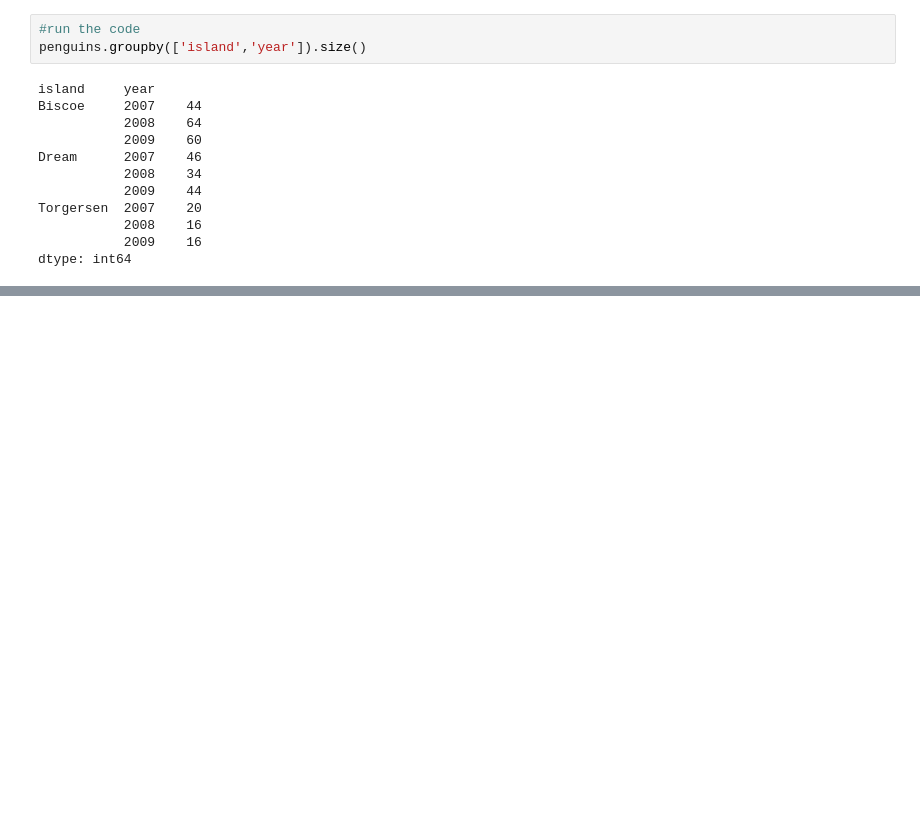
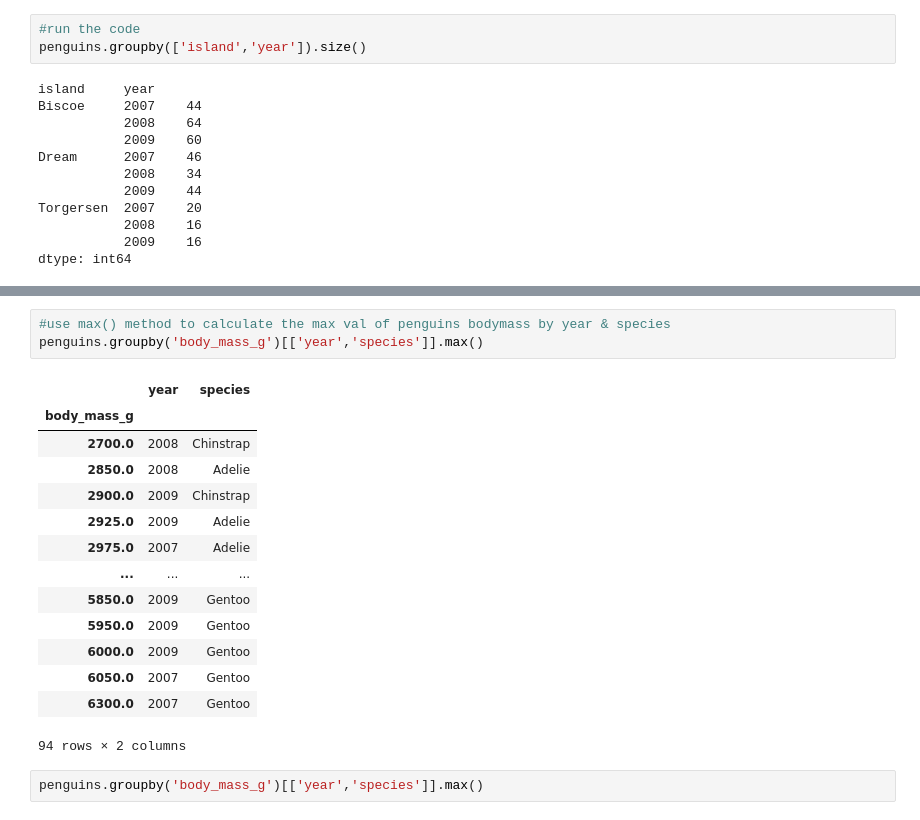
Before and after one commit to Amapolaa/EDS220-in-class, a Jupyter notebook: week2-groupby.ipynb, the cells around one changed output, grey strips where cells are left out. Saved outputs shown, nothing was run; the diff lists cells and outputs as text; blank space fills up the shorter version.

```diff
--- a/week2-groupby.ipynb
+++ b/week2-groupby.ipynb
@@ -205,0 +227,20 @@ dtype: int64
+# %%
+#use max() method to calculate the max val of penguins bodymass by year & species
+penguins.groupby('body_mass_g')[['year','species']].max()
+# %% [output]
+|  | year | species |
+| body_mass_g |  |  |
+| 2700.0 | 2008 | Chinstrap |
+| 2850.0 | 2008 | Adelie |
+| 2900.0 | 2009 | Chinstrap |
+| 2925.0 | 2009 | Adelie |
+| 2975.0 | 2007 | Adelie |
+| ... | ... | ... |
+| 5850.0 | 2009 | Gentoo |
+| 5950.0 | 2009 | Gentoo |
+| 6000.0 | 2009 | Gentoo |
+| 6050.0 | 2007 | Gentoo |
+| 6300.0 | 2007 | Gentoo |
+94 rows × 2 columns
+# %%
+penguins.groupby('body_mass_g')[['year','species']].max()
```
Also changed, not shown: parts of 5 cells of this notebook.
